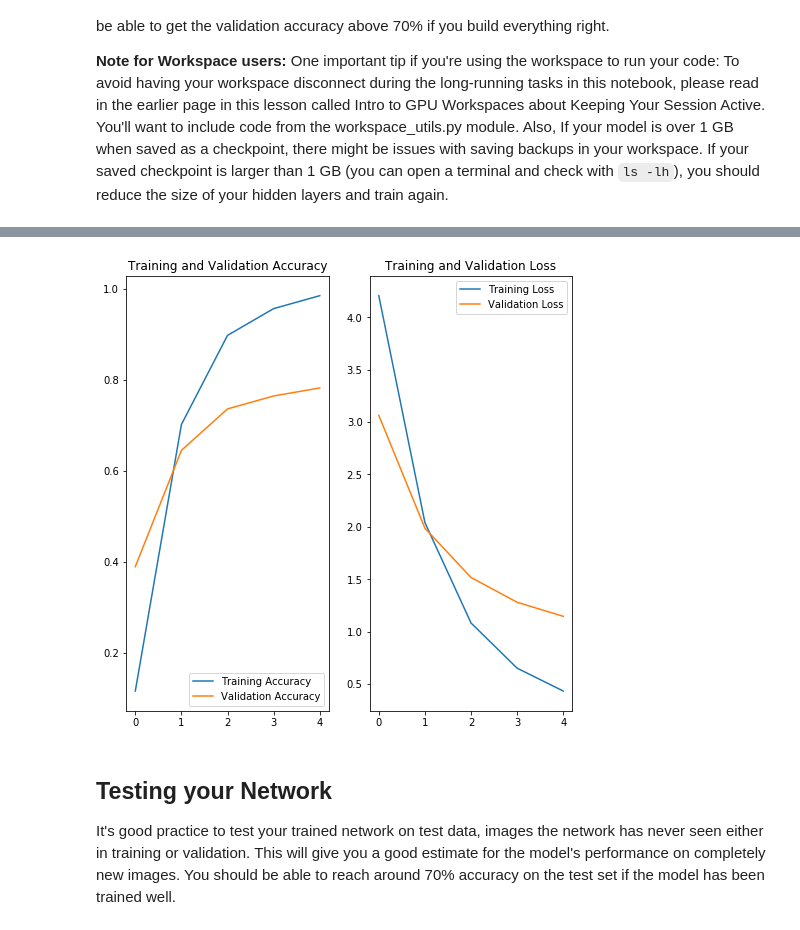
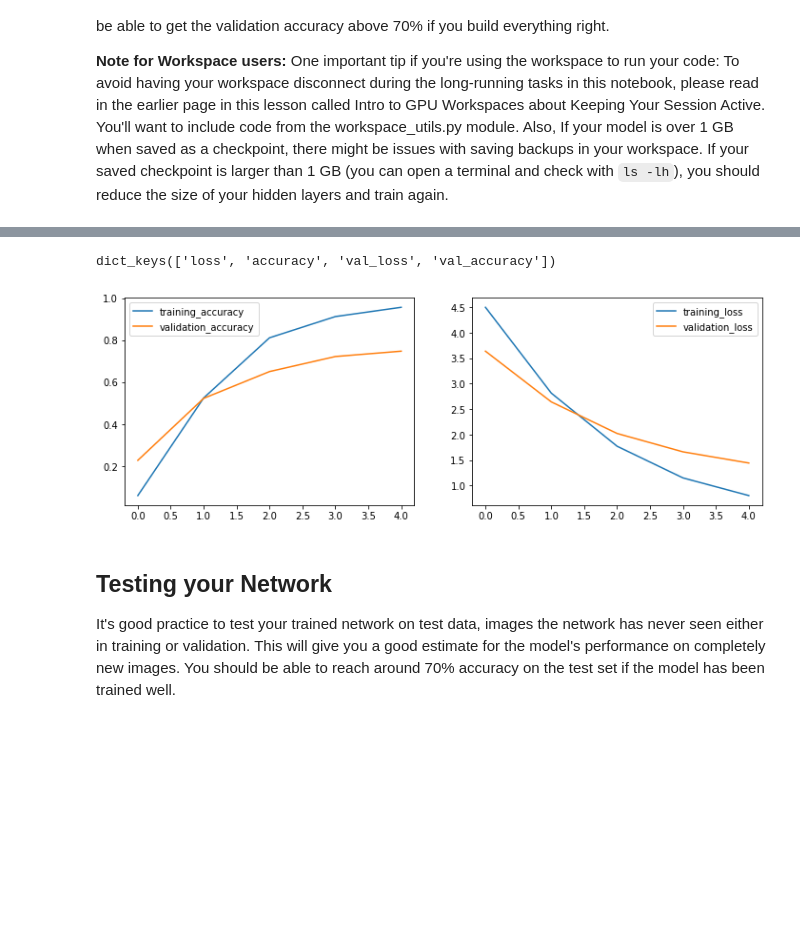
Before and after one commit to frgoe003/TF-Image-Classifier, a Jupyter notebook: Project_Image_Classifier_Project.ipynb, the cells around one changed output, grey strips where cells are left out. Cells and saved outputs as stored; diff of their text form; code cells hidden in the pictures; blank space fills up the shorter version.

```diff
--- a/Project_Image_Classifier_Project.ipynb
+++ b/Project_Image_Classifier_Project.ipynb
@@ -131,11 +124,7 @@ Image Label: 70
 # %%
 # TODO: Plot 1 image from the training set.
 # Set the title of the plot to the corresponding image label.
-for image, label in training_set.take(1):
-    image = image.numpy()
-    label = label.numpy()
-
-
-plt.imshow(image)
-plt.title(label)
+for images, labels in trainingSet.take(1):
+    plt.title("Label: "+str(labels.numpy()))
+    plt.imshow(images.numpy())
 # %% [output]
@@ -170,11 +144,7 @@ print(json.dumps(class_names, indent=4))
 # %%
 # TODO: Plot 1 image from the training set. Set the title
 # of the plot to the corresponding class name.
-
-for image, label in training_set.take(1):
-    image = image.numpy()
-    label = label.numpy()
-
-plt.imshow(image)
-plt.title(class_names[str(label)])
+for images, labels in trainingSet.take(1):
+    plt.title(labelMap[str(labels.numpy())])
+    plt.imshow(images.numpy())
 # %% [output]
@@ -273,28 +267,29 @@ Epoch 5/5
 # %%
 # TODO: Plot the loss and accuracy values achieved during training for the training and validation set.
-training_accuracy = history.history['accuracy']
-validation_accuracy = history.history['val_accuracy']
 
-training_loss = history.history['loss']
-validation_loss = history.history['val_loss']
+print(history.history.keys())
+training_accuracy, training_loss = history.history['accuracy'], history.history['loss']
 
-epochs_range=range(EPOCHS)
+validation_accuracy, validation_loss = history.history['val_accuracy'], history.history['val_loss']
 
-plt.figure(figsize=(8, 8))
+# EPOCHS = 5
+
+plt.figure(figsize=(12, 4))
 plt.subplot(1, 2, 1)
-plt.plot(epochs_range, training_accuracy, label='Training Accuracy')
-plt.plot(epochs_range, validation_accuracy, label='Validation Accuracy')
-plt.legend(loc='lower right')
-plt.title('Training and Validation Accuracy')
+
+plt.plot(np.arange(5), training_accuracy, label='training_accuracy')
+plt.plot(np.arange(5), validation_accuracy, label='validation_accuracy')
+plt.legend()
 
 plt.subplot(1, 2, 2)
-plt.plot(epochs_range, training_loss, label='Training Loss')
-plt.plot(epochs_range, validation_loss, label='Validation Loss')
-plt.legend(loc='upper right')
-plt.title('Training and Validation Loss')
+plt.plot(np.arange(5), training_loss, label='training_loss')
+plt.plot(np.arange(5), validation_loss, label='validation_loss')
+plt.legend()
+
 plt.show()
 # %% [output]
+dict_keys(['loss', 'accuracy', 'val_loss', 'val_accuracy'])
-[figure, old version]
+[figure, new version]
 # %% [markdown]
 ## Testing your Network
 
```
Also changed, not shown: parts of 22 cells of this notebook, 2 other files.
